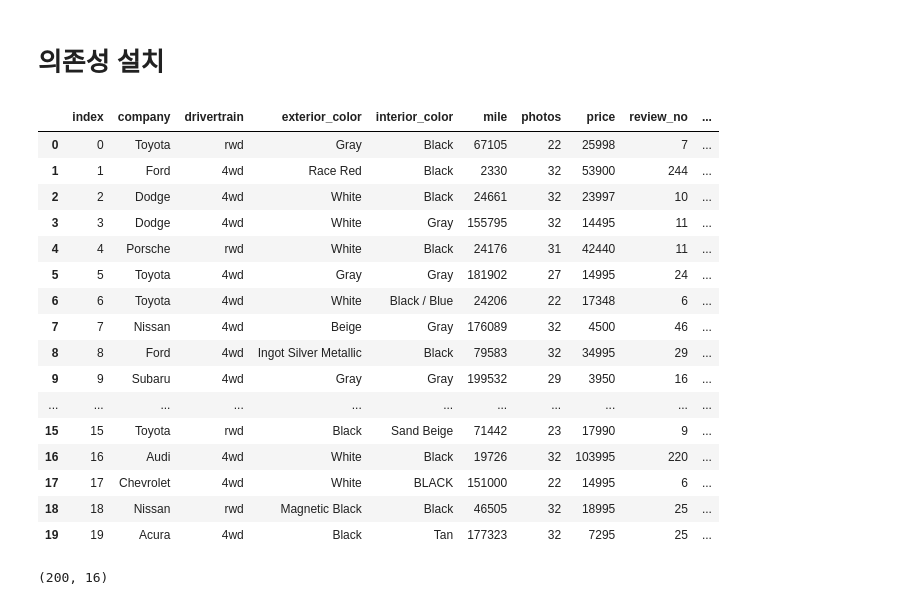
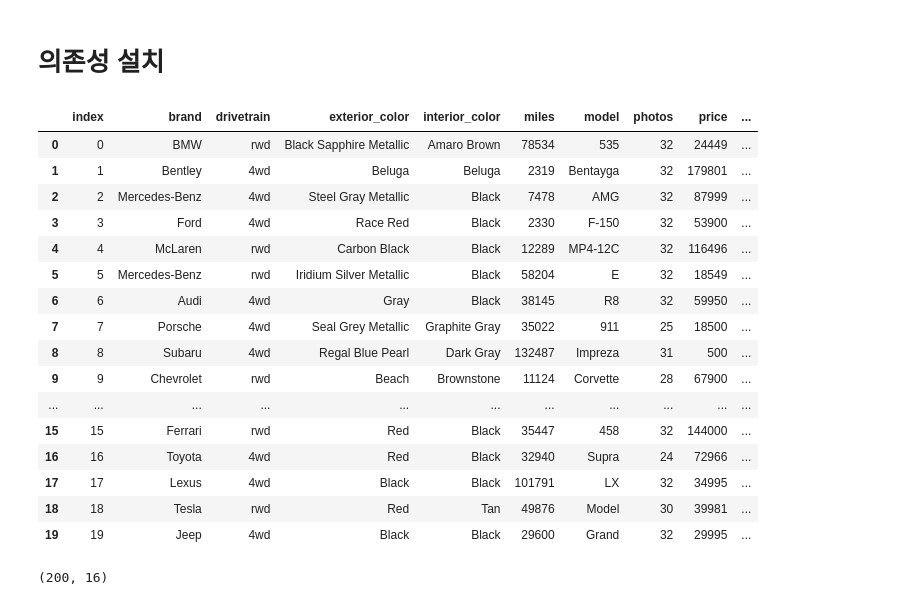
Before and after one commit to baram204/Used-Car-Price-Expectation-with-ML, a Jupyter notebook: notebook/Georgia_Used_Car_Price_Mysql_to_Model_input.ipynb, the cells around one changed output. Cells and saved outputs as stored; diff of their text form; code cells hidden in the pictures.

```diff
--- a/notebook/Georgia_Used_Car_Price_Mysql_to_Model_input.ipynb
+++ b/notebook/Georgia_Used_Car_Price_Mysql_to_Model_input.ipynb
@@ -90,40 +95,40 @@ from collections import Counter
 # %%
 # read local car_info popular
 # pw = pickle.load(open('./Data/pw.p','rb'))
 
 # http://mysql-python.sourceforge.net/MySQLdb.html
 
 db = MySQLdb.connect(
     host="mysql",
     user="root",
     passwd='0',
-    db='test',
+    db='used_car',
     charset='utf8',
 )
 
 SQL_QUERY = """
     SELECT *
-    FROM car_info;
+    FROM used_car;
 """
 
 train = pd.read_sql(SQL_QUERY, db)
 train.head(20)
 # %% [output]
-|  | index | company | drivertrain | exterior_color | interior_color | mile | photos | price | review_no | ... |
-| 0 | 0 | Toyota | rwd | Gray | Black | 67105 | 22 | 25998 | 7 | ... |
-| 1 | 1 | Ford | 4wd | Race Red | Black | 2330 | 32 | 53900 | 244 | ... |
-| 2 | 2 | Dodge | 4wd | White | Black | 24661 | 32 | 23997 | 10 | ... |
-| 3 | 3 | Dodge | 4wd | White | Gray | 155795 | 32 | 14495 | 11 | ... |
-| 4 | 4 | Porsche | rwd | White | Black | 24176 | 31 | 42440 | 11 | ... |
-| 5 | 5 | Toyota | 4wd | Gray | Gray | 181902 | 27 | 14995 | 24 | ... |
-| 6 | 6 | Toyota | 4wd | White | Black / Blue | 24206 | 22 | 17348 | 6 | ... |
-| 7 | 7 | Nissan | 4wd | Beige | Gray | 176089 | 32 | 4500 | 46 | ... |
-| 8 | 8 | Ford | 4wd | Ingot Silver Metallic | Black | 79583 | 32 | 34995 | 29 | ... |
-| 9 | 9 | Subaru | 4wd | Gray | Gray | 199532 | 29 | 3950 | 16 | ... |
+|  | index | brand | drivetrain | exterior_color | interior_color | miles | model | photos | price | ... |
+| 0 | 0 | BMW | rwd | Black Sapphire Metallic | Amaro Brown | 78534 | 535 | 32 | 24449 | ... |
+| 1 | 1 | Bentley | 4wd | Beluga | Beluga | 2319 | Bentayga | 32 | 179801 | ... |
+| 2 | 2 | Mercedes-Benz | 4wd | Steel Gray Metallic | Black | 7478 | AMG | 32 | 87999 | ... |
+| 3 | 3 | Ford | 4wd | Race Red | Black | 2330 | F-150 | 32 | 53900 | ... |
+| 4 | 4 | McLaren | rwd | Carbon Black | Black | 12289 | MP4-12C | 32 | 116496 | ... |
+| 5 | 5 | Mercedes-Benz | rwd | Iridium Silver Metallic | Black | 58204 | E | 32 | 18549 | ... |
+| 6 | 6 | Audi | 4wd | Gray | Black | 38145 | R8 | 32 | 59950 | ... |
+| 7 | 7 | Porsche | 4wd | Seal Grey Metallic | Graphite Gray | 35022 | 911 | 25 | 18500 | ... |
+| 8 | 8 | Subaru | 4wd | Regal Blue Pearl | Dark Gray | 132487 | Impreza | 31 | 500 | ... |
+| 9 | 9 | Chevrolet | rwd | Beach | Brownstone | 11124 | Corvette | 28 | 67900 | ... |
 | ... | ... | ... | ... | ... | ... | ... | ... | ... | ... | ... |
-| 15 | 15 | Toyota | rwd | Black | Sand Beige | 71442 | 23 | 17990 | 9 | ... |
-| 16 | 16 | Audi | 4wd | White | Black | 19726 | 32 | 103995 | 220 | ... |
-| 17 | 17 | Chevrolet | 4wd | White | BLACK | 151000 | 22 | 14995 | 6 | ... |
-| 18 | 18 | Nissan | rwd | Magnetic Black | Black | 46505 | 32 | 18995 | 25 | ... |
-| 19 | 19 | Acura | 4wd | Black | Tan | 177323 | 32 | 7295 | 25 | ... |
+| 15 | 15 | Ferrari | rwd | Red | Black | 35447 | 458 | 32 | 144000 | ... |
+| 16 | 16 | Toyota | 4wd | Red | Black | 32940 | Supra | 24 | 72966 | ... |
+| 17 | 17 | Lexus | 4wd | Black | Black | 101791 | LX | 32 | 34995 | ... |
+| 18 | 18 | Tesla | rwd | Red | Tan | 49876 | Model | 30 | 39981 | ... |
+| 19 | 19 | Jeep | 4wd | Black | Black | 29600 | Grand | 32 | 29995 | ... |
 # %%
```
Also changed, not shown: parts of 36 cells of this notebook, 6 other files.
